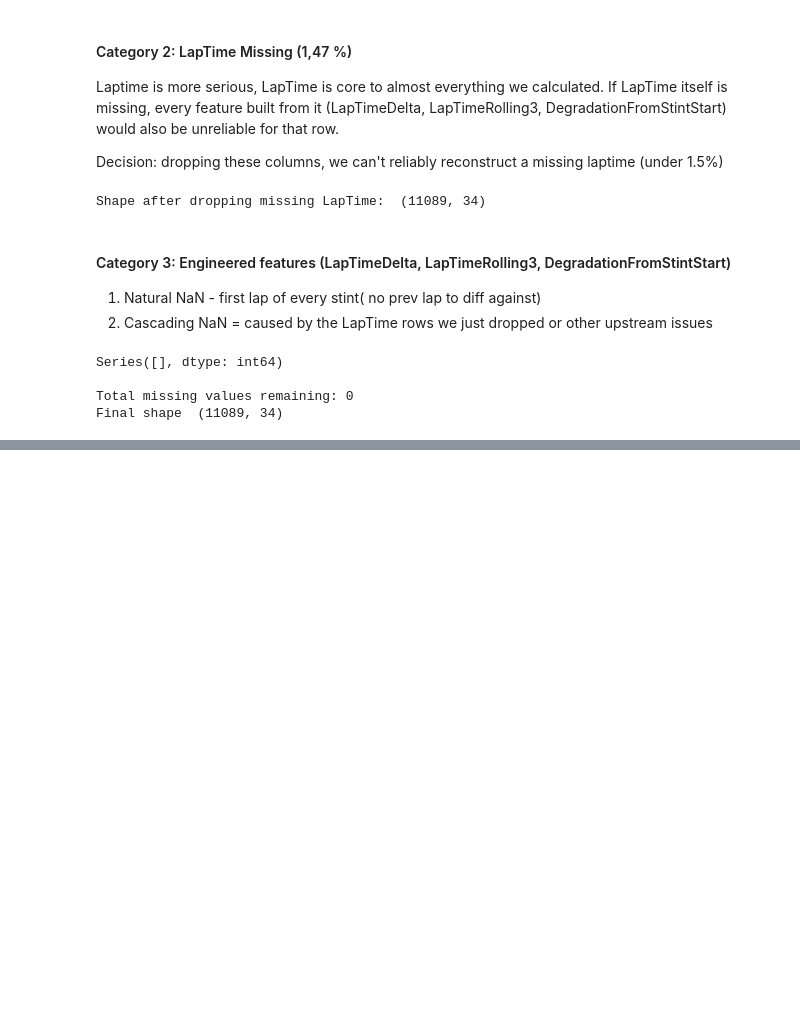
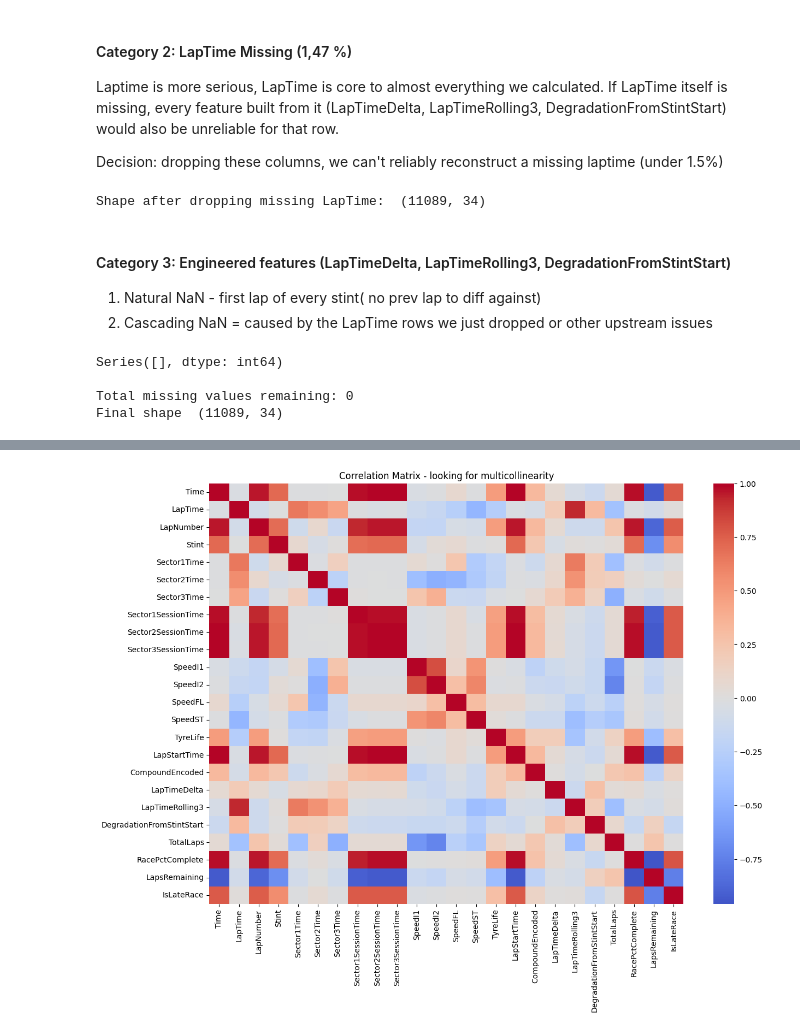
Before and after one commit to the-liyanage/f1-strategy-optimizer, a Jupyter notebook: notebooks/02_feature_engineering.ipynb.ipynb, the cells around one changed output, grey strips where cells are left out. Saved outputs shown, nothing was run; the diff lists cells and outputs as text; code cells hidden in the pictures; blank space fills up the shorter version.

```diff
--- a/notebooks/02_feature_engineering.ipynb.ipynb
+++ b/notebooks/02_feature_engineering.ipynb.ipynb
@@ -778,0 +789,15 @@ Final shape  (11089, 34)
+# %%
+# Select only numeric cols for correlation check
+numeric_cols = df.select_dtypes(include = [np.number]).columns.tolist()
+
+# Remove the target variable
+numeric_cols = [col for col in numeric_cols if col != "Pitted"]
+
+corr_matrix = df[numeric_cols].corr()
+
+plt.figure(figsize = (14, 10))
+sns.heatmap(corr_matrix, cmap = "coolwarm", center = 0, annot = False)
+plt.title("Correlation Matrix - looking for multicollinearity")
+plt.show()
+# %% [output]
+[figure, added]
```
Also changed, not shown: parts of 9 cells of this notebook.
